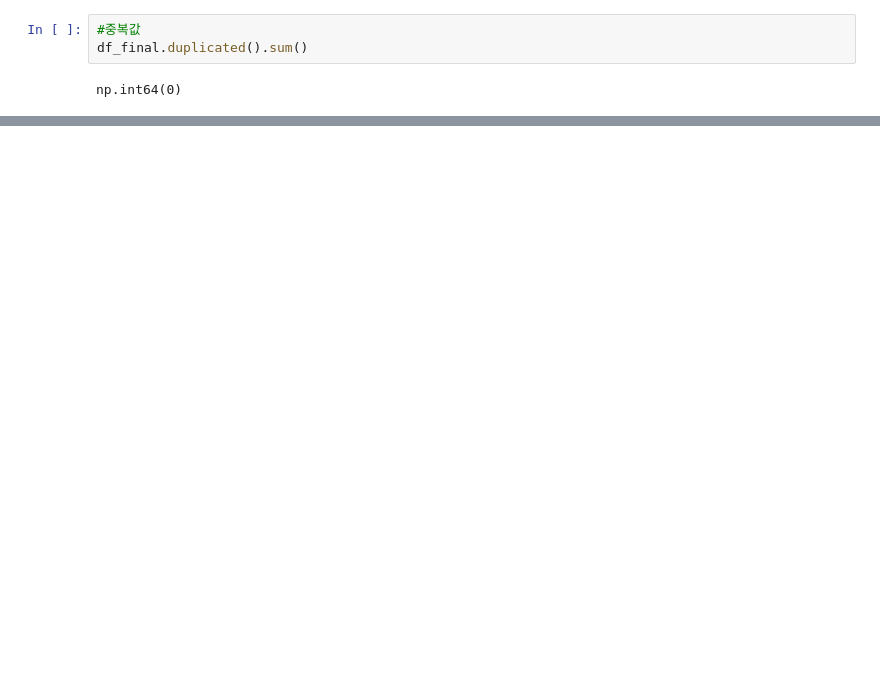
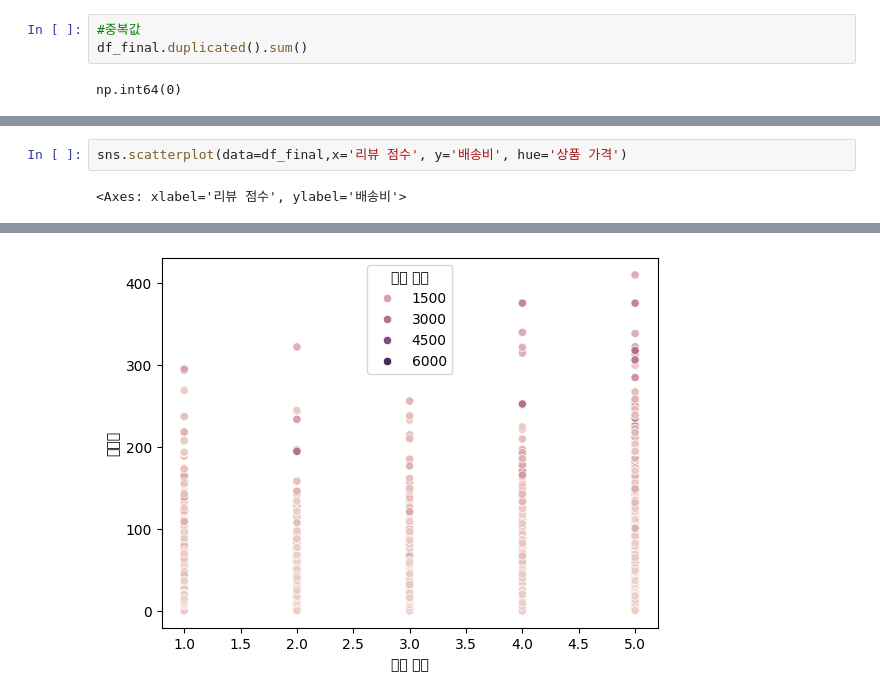
Before and after one commit to gigigilt/first, a Jupyter notebook: 데이터톤_C2_DAY2_HJ_리뷰점수_결측치_보존.ipynb, the cells around one changed output, grey strips where cells are left out. Saved outputs shown, nothing was run; the diff lists cells and outputs as text; blank space fills up the shorter version.

```diff
--- a/데이터톤_C2_DAY2_HJ_리뷰점수_결측치_보존.ipynb
+++ b/데이터톤_C2_DAY2_HJ_리뷰점수_결측치_보존.ipynb
@@ -379,0 +429,4 @@ df3.to_csv('filename.csv', index=False, encoding='utf-8-sig')
+# %%
+sns.scatterplot(data=df_final,x='리뷰 점수', y='배송비', hue='상품 가격')
+# %% [output]
+<Axes: xlabel='리뷰 점수', ylabel='배송비'>
@@ -379,0 +450 @@ df3.to_csv('filename.csv', index=False, encoding='utf-8-sig')
+[figure, added]
```
Also changed, not shown: parts of 10 cells of this notebook.
